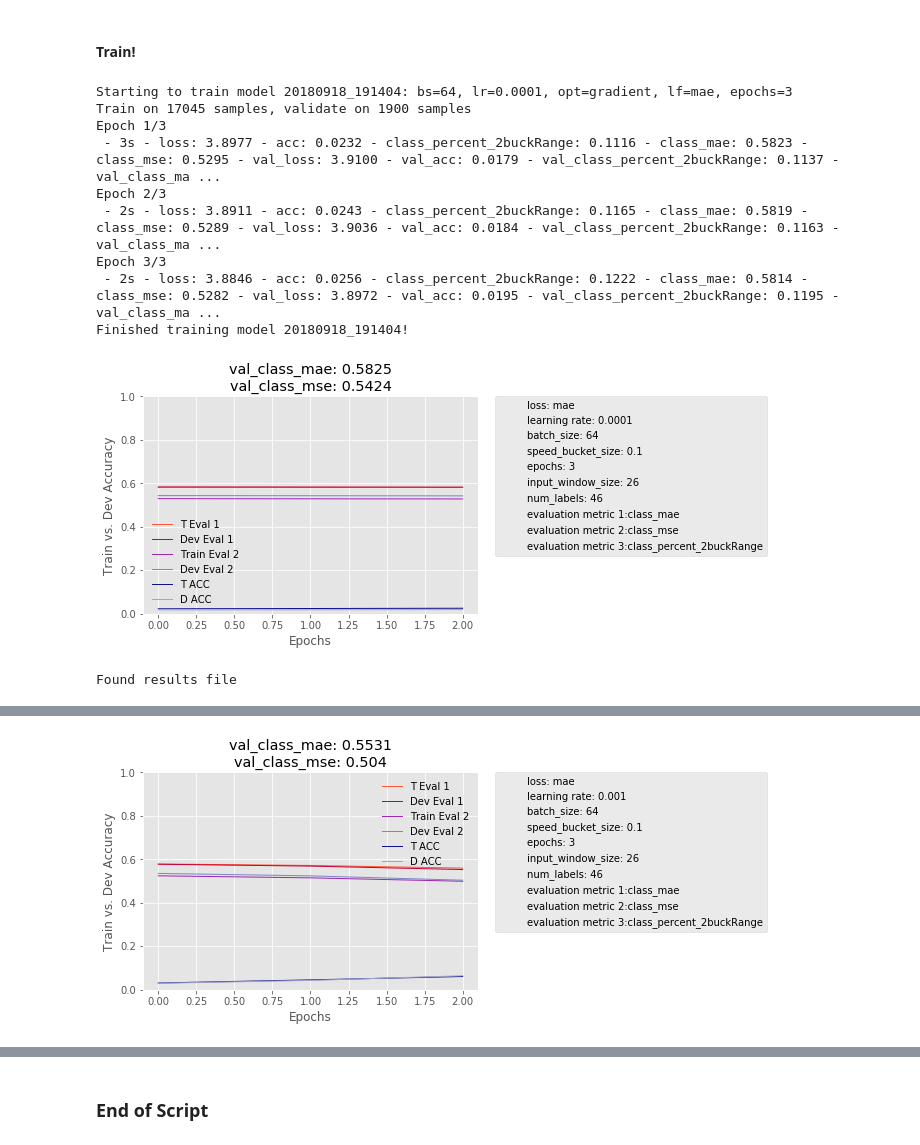
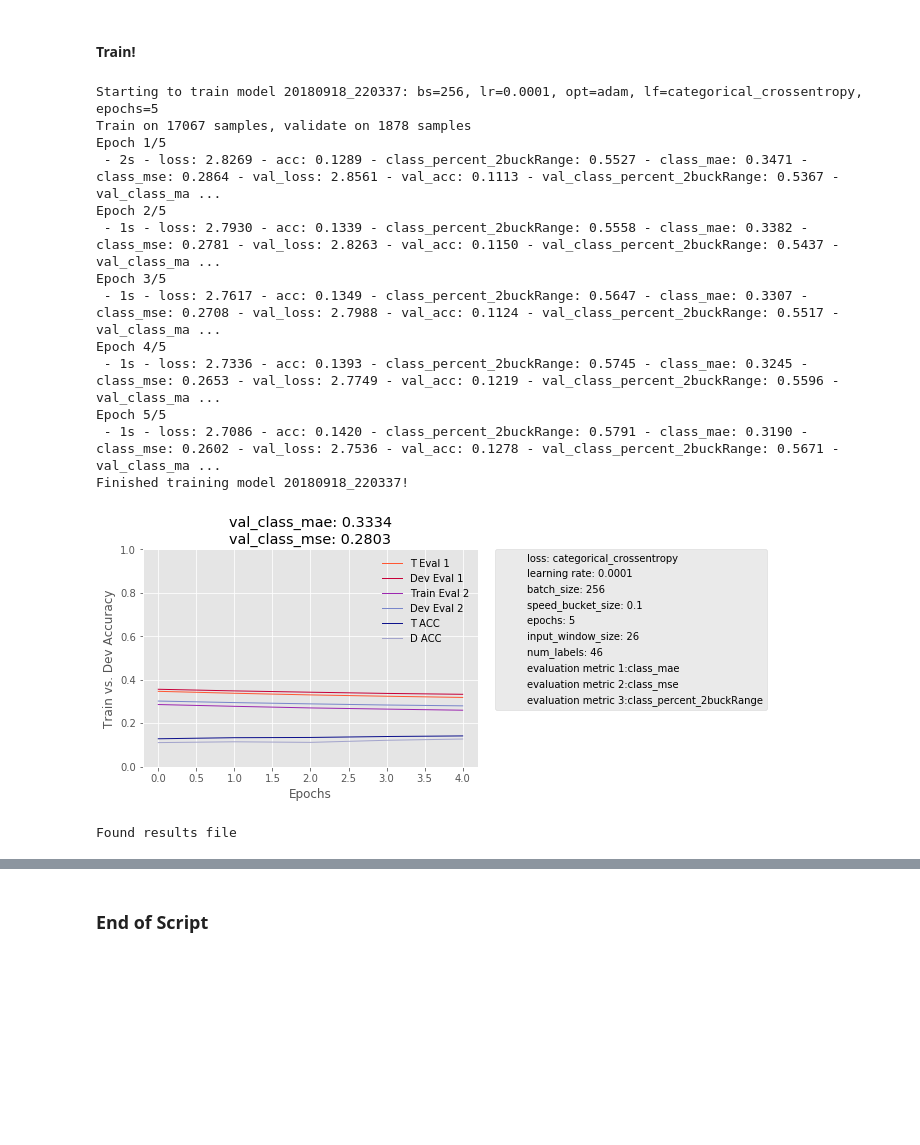
Before and after one commit to agotlin/lumo, a Jupyter notebook: Codebase/SpeedPrediction_FFCN_CNN_keras.ipynb, the cells around one changed output, grey strips where cells are left out. Saved outputs shown, nothing was run; the diff lists cells and outputs as text; code cells hidden in the pictures; blank space fills up the shorter version.

```diff
--- a/Codebase/SpeedPrediction_FFCN_CNN_keras.ipynb
+++ b/Codebase/SpeedPrediction_FFCN_CNN_keras.ipynb
@@ -59,7 +58,7 @@ num_channels = 6 # number of time-series channels of data (i.e. 7 kinematic feat
 num_anthropometrics = 4 # number of user anthropometric data elements
 input_window_size = 26 # number of timestamps used in the input for prediction (i.e. the input window)
 label_window_size = 20 # number of timestamps used to label the speed we will be predicting
-speed_bucket_size = '0.1' # how to round the data for classification task. Consider '0.5', '0.1', and 'none_use_regression'
+speed_bucket_size = 'none_use_regression' # how to round the data for classification task. Consider '0.5', '0.1', and 'none_use_regression'
 
 previous_model_weights_to_load = "" # If non-empty, load weights from a previous model (note: architectures must be identical)
 model_architecture = 'CNN' # 'FCN', 'CNN'
@@ -77,11 +76,11 @@ myFileLocation = folder_data_loc + myFileName + '.csv'
     # 'TimeSeries_InputRaw_1000Runs'  |  'TimeSeries_InputRaw_1000Runs_QuarterSample'  |  'TimeSeries_InputRaw_1000Runs_Top10kRowsSample'
 
 # Training strategy
-batch_size_all = [64, 128] # we used 50 for CNN, 128 for FCN
-learning_rate_all = [0.0001, 0.001] # we used 0.001 for FCN, 0.0001 for CNN
-optimizer_type_all = ['gradient'] # options are: "adam" , "rmsprop", "gradient" # adam for FCN, gradient for CNN
+batch_size_all = [256] # we used 50 for CNN, 128 for FCN
+learning_rate_all = [0.0001] # we used 0.001 for FCN, 0.0001 for CNN
+optimizer_type_all = ['adam'] # options are: "adam" , "rmsprop", "gradient" # adam for FCN, gradient for CNN
 loss_function_all = ['categorical_crossentropy'] # Other options (from keras defaults or custom) include: 'categorical_crossentropy' ,'mse', 'mae', 'class_mse', 'class_mae'
-training_epochs_all = [3]
+training_epochs_all = [5]
 
 # Fully Connected Architecture
 
@@ -97,9 +96,9 @@ dropout_rates = ''.join(str(num) + "_" for num in dropout_rate_fc_layers) # docu
 
 sample_stride = input_window_size/2 # how many timestamps to shift over between each unique training example # 18, input_window_size/2
 num_filters = 40 # number of filters in Conv2D layer (aka depth) # we used 40, ex; used 128
-kernel_size = 5 # kernal size of the Conv2D layer # we use 6, example used 2, I would guess closer to 3
+kernel_size = 3 # kernal size of the Conv2D layer # we use 6, example used 2, I would guess closer to 3
 activation_conv_layer = "relu" # options are "relu" , "tanh" and "sigmoid" - used for depthwise_conv
-max_pool_kernel_size = 5 # max pooling window size# we use 6, example used 2, I don't agre with 6
+max_pool_kernel_size = 3 # max pooling window size# we use 6, example used 2, I don't agre with 6
 conv_layer_dropout = 0.2 # dropout ratio for dropout layer # we don't use in our model
 
 num_hidden_units_fc_layers_CNN = [50]
@@ -460,55 +459,72 @@ for batch_size,learning_rate,optimizer_type,loss_function,training_epochs in ite
                 input_window_size,
                 label_window_size,
                 optimizer_type,
                 accuracy_reporting_metric_1,
                 accuracy_reporting_metric_2,
                 accuracy_reporting_metric_3,
                 num_hidden_fc_layers,
                 hidden_units_strategy,
                 activations_strategy,
                 dropout_rates,
                 hidden_units_strategy_CNN,
                 num_filters,
                 kernel_size,
                 sample_stride,
                 activation_conv_layer,
                 activations_strategy_CNN,
                 max_pool_kernel_size)
 
-    # Create confusion matrices
-    if speed_bucket_size != 'none_use_regression':
-        if  model_architecture == 'FCN':
-                y_pred = model.predict(X_test)
-        elif model_architecture == 'CNN':
-            y_pred = model.predict([X_test_timeseries, X_test_anthro])
-        y_pred_argmax = np.argmax(y_pred, axis=1)
-        y_true = y_test
-        y_true_argmax = np.argmax(y_true, axis=1)
-        create_conf_matrix_from_model(machine_to_run_script
-                ,y_true_argmax
-                ,y_pred_argmax
-                ,folder_head_loc
-                ,file_name)
+#     # Create confusion matrices
+#     if speed_bucket_size != 'none_use_regression':
+#         if  model_architecture == 'FCN':
+#                 y_pred = model.predict(X_test)
+#         elif model_architecture == 'CNN':
+#             y_pred = model.predict([X_test_timeseries, X_test_anthro])
+#         y_pred_argmax = np.argmax(y_pred, axis=1)
+#         y_true = y_test
+#         y_true_argmax = np.argmax(y_true, axis=1)
+#         create_conf_matrix_from_model(machine_to_run_script
+#                 ,y_true_argmax
+#                 ,y_pred_argmax
+#                 ,folder_head_loc
+#                 ,file_name)
+
+    if  model_architecture == 'FCN':
+            y_pred = model.predict(X_test)
+    elif model_architecture == 'CNN':
+        y_pred = model.predict([X_test_timeseries, X_test_anthro])
+    y_pred_argmax = np.argmax(y_pred, axis=1)
+    y_true = y_test
+    y_true_argmax = np.argmax(y_true, axis=1)
+    create_conf_matrix_from_model(machine_to_run_script
+            ,y_true_argmax
+            ,y_pred_argmax
+            ,folder_head_loc
+            ,file_name)
 
     print('Successfully created plots and figures for model ' + file_name)
     print(datetime.now())
 
     # Save model weights
     if machine_to_run_script == 'local':
         completed_model_name = file_name + "_" + model_architecture
         model.save_weights(folder_head_loc + "Model Final Parameters/" + completed_model_name + '_weights.h5')
         # THIS DOES NOT WORK IN SHERLOCK RIGHT NOW
 
 print('Completed all training runs!')
 # %% [output]
-Starting to train model 20180918_191404: bs=64, lr=0.0001, opt=gradient, lf=mae, epochs=3
-Train on 17045 samples, validate on 1900 samples
-Epoch 1/3
- - 3s - loss: 3.8977 - acc: 0.0232 - class_percent_2buckRange: 0.1116 - class_mae: 0.5823 - class_mse: 0.5295 - val_loss: 3.9100 - val_acc: 0.0179 - val_class_percent_2buckRange: 0.1137 - val_class_ma ...
-Epoch 2/3
- - 2s - loss: 3.8911 - acc: 0.0243 - class_percent_2buckRange: 0.1165 - class_mae: 0.5819 - class_mse: 0.5289 - val_loss: 3.9036 - val_acc: 0.0184 - val_class_percent_2buckRange: 0.1163 - val_class_ma ...
-Epoch 3/3
- - 2s - loss: 3.8846 - acc: 0.0256 - class_percent_2buckRange: 0.1222 - class_mae: 0.5814 - class_mse: 0.5282 - val_loss: 3.8972 - val_acc: 0.0195 - val_class_percent_2buckRange: 0.1195 - val_class_ma ...
-Finished training model 20180918_191404!
+Starting to train model 20180918_220337: bs=256, lr=0.0001, opt=adam, lf=categorical_crossentropy, epochs=5
+Train on 17067 samples, validate on 1878 samples
+Epoch 1/5
+ - 2s - loss: 2.8269 - acc: 0.1289 - class_percent_2buckRange: 0.5527 - class_mae: 0.3471 - class_mse: 0.2864 - val_loss: 2.8561 - val_acc: 0.1113 - val_class_percent_2buckRange: 0.5367 - val_class_ma ...
+Epoch 2/5
+ - 1s - loss: 2.7930 - acc: 0.1339 - class_percent_2buckRange: 0.5558 - class_mae: 0.3382 - class_mse: 0.2781 - val_loss: 2.8263 - val_acc: 0.1150 - val_class_percent_2buckRange: 0.5437 - val_class_ma ...
+Epoch 3/5
+ - 1s - loss: 2.7617 - acc: 0.1349 - class_percent_2buckRange: 0.5647 - class_mae: 0.3307 - class_mse: 0.2708 - val_loss: 2.7988 - val_acc: 0.1124 - val_class_percent_2buckRange: 0.5517 - val_class_ma ...
+Epoch 4/5
+ - 1s - loss: 2.7336 - acc: 0.1393 - class_percent_2buckRange: 0.5745 - class_mae: 0.3245 - class_mse: 0.2653 - val_loss: 2.7749 - val_acc: 0.1219 - val_class_percent_2buckRange: 0.5596 - val_class_ma ...
+Epoch 5/5
+ - 1s - loss: 2.7086 - acc: 0.1420 - class_percent_2buckRange: 0.5791 - class_mae: 0.3190 - class_mse: 0.2602 - val_loss: 2.7536 - val_acc: 0.1278 - val_class_percent_2buckRange: 0.5671 - val_class_ma ...
+Finished training model 20180918_220337!
-[figure, old version]
+[figure, new version]
 Found results file
@@ -527 +534,0 @@ Finished training model 20180918_191417!
-[figure, removed]
```
Also changed, not shown: parts of 3 cells of this notebook, 9 other files.
